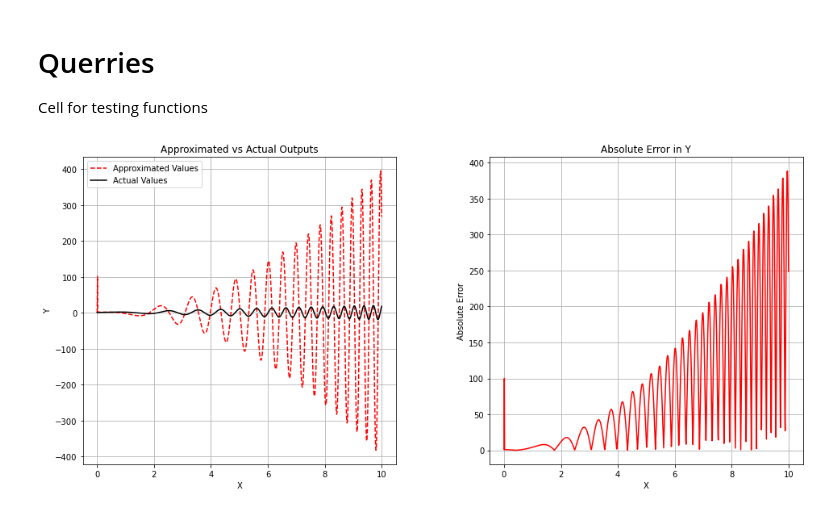
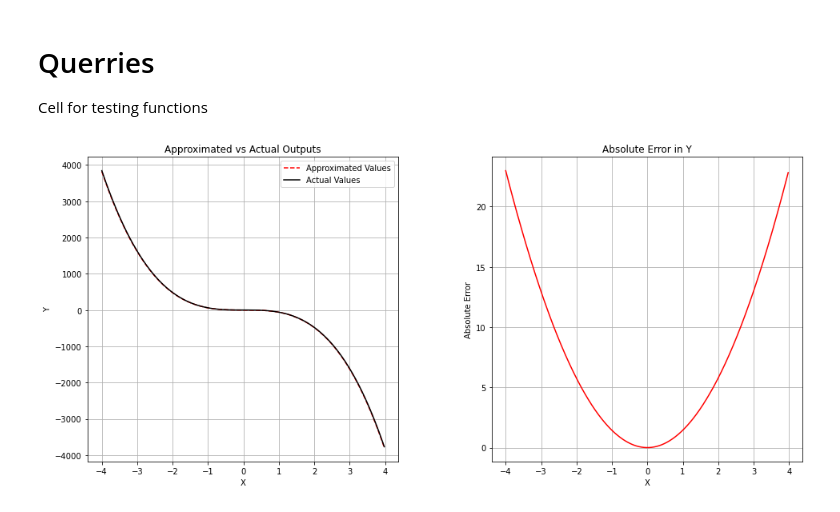
Before and after one commit to Seer885/damped-wave-eq-project, a Jupyter notebook: code-work/derivative-approximation.ipynb, the cells around one changed output. Drawn from its saved outputs; the diff is of its cells as text; code cells hidden in the pictures.

```diff
--- a/code-work/derivative-approximation.ipynb
+++ b/code-work/derivative-approximation.ipynb
@@ -150,11 +117,13 @@ def graph(x_val,yn_approx,yn_actual):
 # Primary Function
 Main function that will be used to approximate the derivative of a given function
 # %%
-def deriv_aprox(d_order,x_min,x_max,x_int):
+def deriv_aprox(function, derivative, d_order, x_min, x_max, x_int):
     """
     Approximates the nth order derivative of the pre-defined function f(x) based on inputted x-values.
 
     Input:
+        Original function (string)
+        Derivative of same function (string)
         Order of the derivative (integer or float)
         Minimum x-value (integer or float)
         Maximum x-value (integer or float)
@@ -166,8 +135,13 @@ def deriv_aprox(d_order,x_min,x_max,x_int):
         Total runtime (seconds)
     """
     import numpy as np # Import array library
+    import sympy as sp # Function interpretation library
+
+    from sympy.abc import x # Allow x in strings to be interpretted as variable
     from time import time # Time function for giving runtime
     begin = time()
+
+
 
     ## Create pre-defined arrays
     # Create x-values based on min, max, and subintevals
@@ -175,7 +149,9 @@ def deriv_aprox(d_order,x_min,x_max,x_int):
     x_dist = (x_max - x_min) / x_int # Specifies distance between all x-values
 
     # Create y-values
-    y_val = f(x_val)
+    expr = sp.sympify(function) # Convert function string into something computable
+    f = sp.lambdify(x, expr, "numpy") # Allow the function to use numpy concepts
+    y_val = f(x_val) # Find all function values
 
     # Generate derivative matrix
     D_mat = deriv_matrix(x_int+1, d_order)
@@ -185,15 +161,30 @@ def deriv_aprox(d_order,x_min,x_max,x_int):
     ## Compute nth order derivative
     # Compute APPROXIMATED yn values
     yn_approx = x_dist ** (-d_order) * np.matmul(D_mat, y_val)
+
     # Compute ACTUAL yn values
-    yn_actual = fn(x_val)
+    expr2 = sp.sympify(derivative) # Convert derivative string into something computable
+    fn = sp.lambdify(x, expr2, "numpy") # Allow the function to use numpy concepts
+    yn_actual = fn(x_val) # Find all derivative values
 
 
-    graph(x_val,yn_approx,yn_actual)
+
+    ## Produce graphs & show runtime
+    # We cut off the last value since we're ignoring the boundary condition for succinctness
+    # Every order of derivative cuts off another value
+    graph(x_val[:(-1-d_order)],yn_approx[:(-1-d_order)],yn_actual[:(-1-d_order)])
+    print(f"Finished in {round(time()-begin,3)} seconds.")
 # %% [markdown]
 # Querries
 Cell for testing functions
-# %%
-deriv_aprox(2,0,10,1000)
-# %% [output]
-[figure, removed]
+# %%
+## INPUT:
+# f(x) as string
+# f^{n}(x) as string
+# Order of derivative n
+# MINIMUM x value
+# MAXIMUM x value
+# Number of x-intervals
+deriv_aprox("cos(x)-3*x^5", "-cos(x)-60*x^3", 2, -4, 4, 1000)
+# %% [output]
+[figure, added]
```
Also changed, not shown: parts of 2 cells of this notebook, 2 other files.
